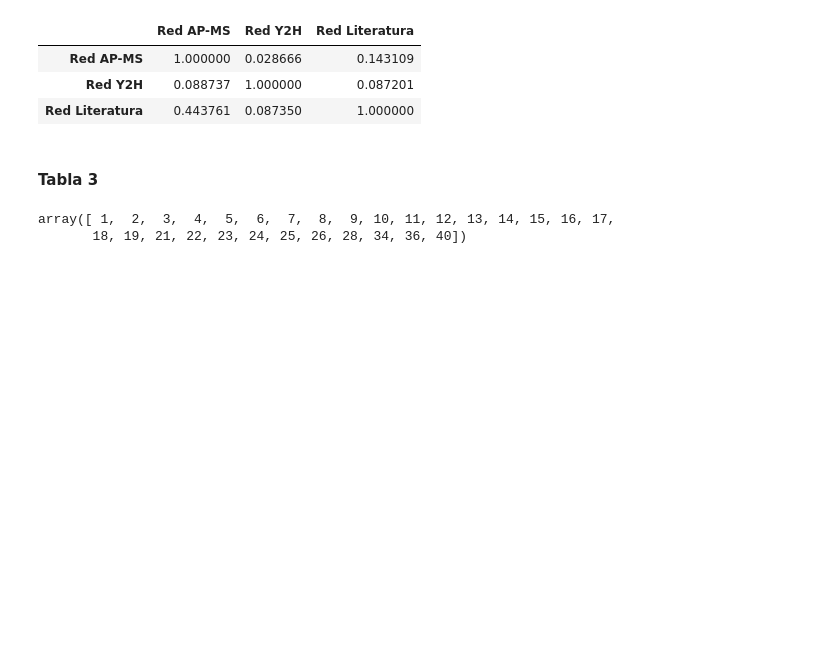
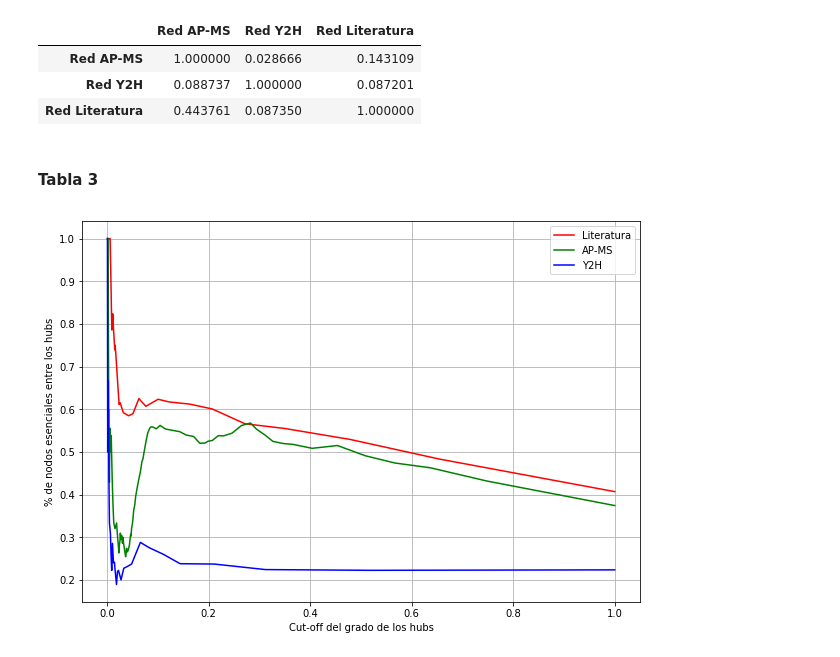
Before and after one commit to allshaks/TP2, a Jupyter notebook: tp2_main.ipynb, the cells around one changed output. Drawn from its saved outputs; the diff is of its cells as text; code cells hidden in the pictures; blank space fills up the shorter version.

```diff
--- a/tp2_main.ipynb
+++ b/tp2_main.ipynb
@@ -119,6 +114,0 @@ for nodo, deg in red.degree():
-# %%
-a = np.sort(np.array(list(grados.keys())))
-a
-# %% [output]
-array([ 1,  2,  3,  4,  5,  6,  7,  8,  9, 10, 11, 12, 13, 14, 15, 16, 17,
-       18, 19, 21, 22, 23, 24, 25, 26, 28, 34, 36, 40])
@@ -129,0 +115,45 @@ for grado in a:
+# %%
+redes = [red_lit, red_apms, red_bin]
+grados = [dict(),dict(),dict()]
+x = [list,list,list]
+y = [list,list,list]
+
+for i in range(3):
+    # Set ordenado de mayor a menor de los grados.
+    degs = sorted(set(dict(redes[i].degree()).values()), reverse=True)
+    # Diccionario con la data de los nodos, de donde se saca si son esenciales o no.
+    esc = dict(redes[i].nodes(data=True))
+    #nodos_grado = defaultdict(list)
+    # Diccionario donde las keys son los grados y los values son dos números. El primero
+    # está relacionado con la cantidad de nodos por grado, el segundo con la cantidad
+    # de esenciales por grado.
+    grados[i] = {d: [0,0] for d in degs}
+    for nodo, deg in redes[i].degree():
+        grados[i][deg][0] += 1
+        # Suma uno si el nodo es esencial.
+        grados[i][deg][1] += esc[nodo]['Esencial']
+        #nodos_grado[deg].append(nodo)
+
+# Ahora cambia la lista de [nodos, esenciales] por [% de nodos, %esenciales], y va acumulando.
+for i in range(3):
+    n = redes[i].number_of_nodes()
+    acumNodos = 0
+    acumEsc = 0
+    for grado in grados[i]:
+        acumNodos += grados[i][grado][0]
+        acumEsc += grados[i][grado][1]
+        grados[i][grado][1] = acumEsc / acumNodos
+        grados[i][grado][0] = acumNodos / n
+    x[i],y[i] = zip(*list(grados[i].values()))
+# %%
+plt.figure(figsize=(10,7))
+plt.plot(x[0],y[0],'r-', label='Literatura')
+plt.plot(x[1],y[1],'g-', label='AP-MS')
+plt.plot(x[2],y[2],'b-', label='Y2H')
+plt.title('')
+plt.xlabel('Cut-off del grado de los hubs')
+plt.ylabel('% de nodos esenciales entre los hubs')
+plt.legend()
+plt.grid(True)
+# %% [output]
+[figure, added]
```
Also changed, not shown: parts of 4 cells of this notebook.
